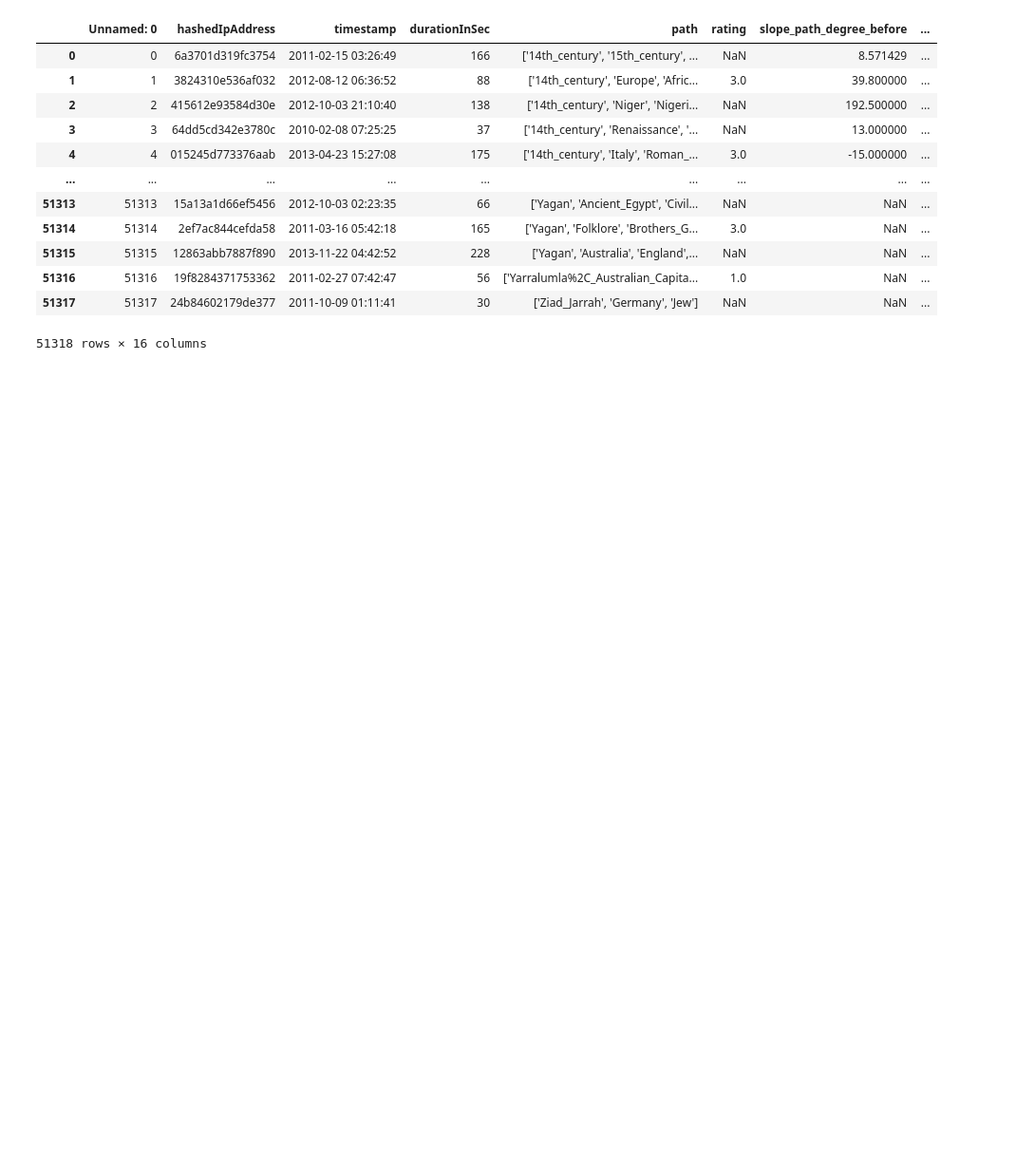
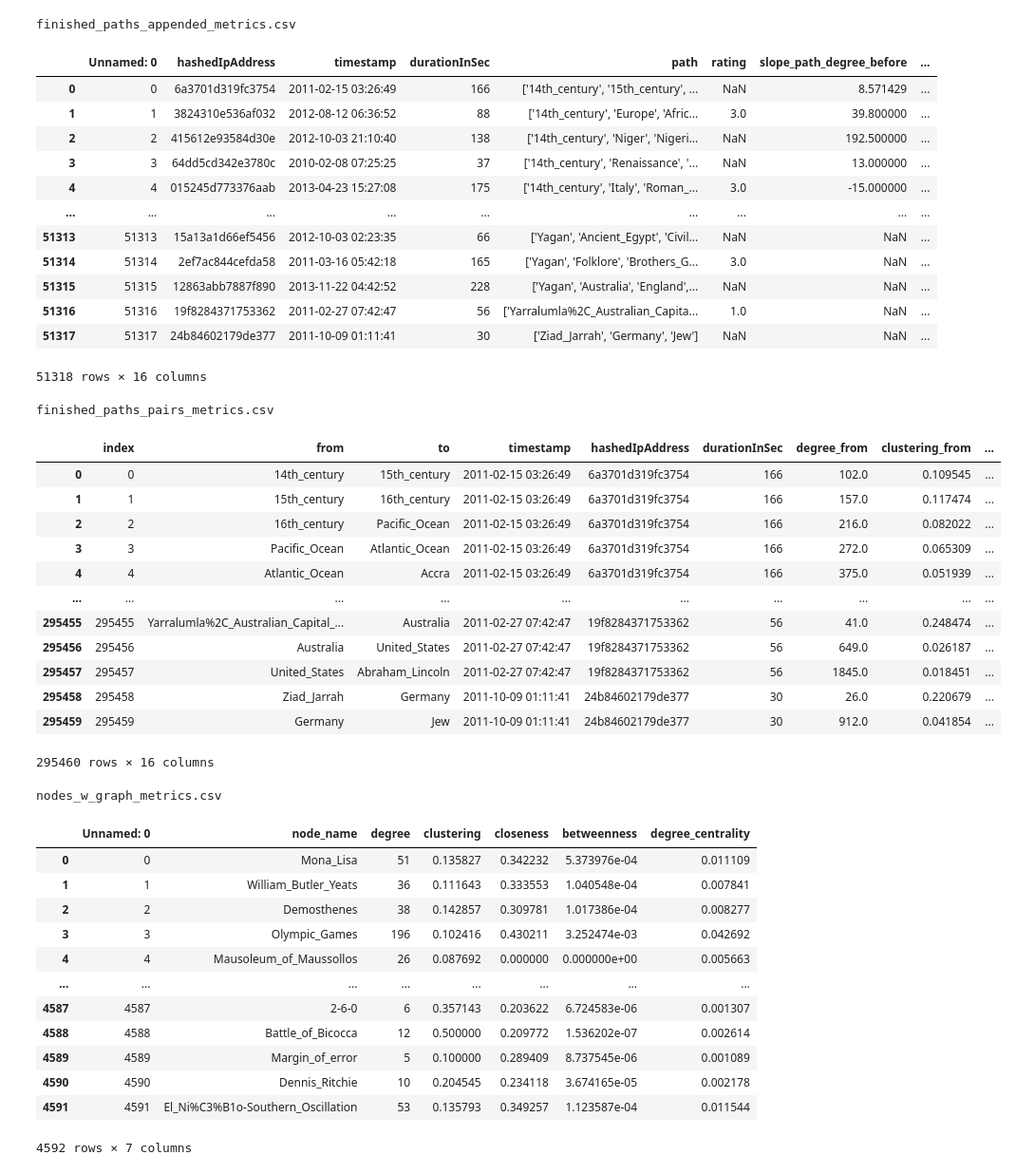
Before and after one commit to epfl-ada/ada-2023-project-adamants, a Jupyter notebook: data/p3_extra_data/test.ipynb, the cells around one changed output. Shown at 95% size. Cells and saved outputs as stored; diff of their text form; code cells hidden in the pictures; blank space fills up the shorter version.

```diff
--- a/data/p3_extra_data/test.ipynb
+++ b/data/p3_extra_data/test.ipynb
@@ -3,20 +3,53 @@ import pandas as pd
 import glob
 # %%
 # load all csv files in the folder
-df_list = [pd.read_csv(f) for f in glob.glob('*.csv')]
+df_list = {}
+for filename in glob.glob('*.csv'):
+    df_list[filename] = pd.read_csv(filename)
-# %%
-display(df_list[0])
-# %% [output]
-|  | Unnamed: 0 | hashedIpAddress | timestamp | durationInSec | path | rating | slope_path_degree_before | ... |
-| 0 | 0 | 6a3701d319fc3754 | 2011-02-15 03:26:49 | 166 | ['14th_century', '15th_century', ... | NaN | 8.571429 | ... |
-| 1 | 1 | 3824310e536af032 | 2012-08-12 06:36:52 | 88 | ['14th_century', 'Europe', 'Afric... | 3.0 | 39.800000 | ... |
-| 2 | 2 | 415612e93584d30e | 2012-10-03 21:10:40 | 138 | ['14th_century', 'Niger', 'Nigeri... | NaN | 192.500000 | ... |
-| 3 | 3 | 64dd5cd342e3780c | 2010-02-08 07:25:25 | 37 | ['14th_century', 'Renaissance', '... | NaN | 13.000000 | ... |
-| 4 | 4 | 015245d773376aab | 2013-04-23 15:27:08 | 175 | ['14th_century', 'Italy', 'Roman_... | 3.0 | -15.000000 | ... |
-| ... | ... | ... | ... | ... | ... | ... | ... | ... |
-| 51313 | 51313 | 15a13a1d66ef5456 | 2012-10-03 02:23:35 | 66 | ['Yagan', 'Ancient_Egypt', 'Civil... | NaN | NaN | ... |
-| 51314 | 51314 | 2ef7ac844cefda58 | 2011-03-16 05:42:18 | 165 | ['Yagan', 'Folklore', 'Brothers_G... | 3.0 | NaN | ... |
-| 51315 | 51315 | 12863abb7887f890 | 2013-11-22 04:42:52 | 228 | ['Yagan', 'Australia', 'England',... | NaN | NaN | ... |
-| 51316 | 51316 | 19f8284371753362 | 2011-02-27 07:42:47 | 56 | ['Yarralumla%2C_Australian_Capita... | 1.0 | NaN | ... |
-| 51317 | 51317 | 24b84602179de377 | 2011-10-09 01:11:41 | 30 | ['Ziad_Jarrah', 'Germany', 'Jew'] | NaN | NaN | ... |
-51318 rows × 16 columns
+# %%
+for k, v in df_list.items():
+    print(k)
+    display(v)
+# %% [output]
+finished_paths_appended_metrics.csv
+|  | Unnamed: 0 | hashedIpAddress | timestamp | durationInSec | path | rating | slope_path_degree_before | ... |
+| 0 | 0 | 6a3701d319fc3754 | 2011-02-15 03:26:49 | 166 | ['14th_century', '15th_century', ... | NaN | 8.571429 | ... |
+| 1 | 1 | 3824310e536af032 | 2012-08-12 06:36:52 | 88 | ['14th_century', 'Europe', 'Afric... | 3.0 | 39.800000 | ... |
+| 2 | 2 | 415612e93584d30e | 2012-10-03 21:10:40 | 138 | ['14th_century', 'Niger', 'Nigeri... | NaN | 192.500000 | ... |
+| 3 | 3 | 64dd5cd342e3780c | 2010-02-08 07:25:25 | 37 | ['14th_century', 'Renaissance', '... | NaN | 13.000000 | ... |
+| 4 | 4 | 015245d773376aab | 2013-04-23 15:27:08 | 175 | ['14th_century', 'Italy', 'Roman_... | 3.0 | -15.000000 | ... |
+| ... | ... | ... | ... | ... | ... | ... | ... | ... |
+| 51313 | 51313 | 15a13a1d66ef5456 | 2012-10-03 02:23:35 | 66 | ['Yagan', 'Ancient_Egypt', 'Civil... | NaN | NaN | ... |
+| 51314 | 51314 | 2ef7ac844cefda58 | 2011-03-16 05:42:18 | 165 | ['Yagan', 'Folklore', 'Brothers_G... | 3.0 | NaN | ... |
+| 51315 | 51315 | 12863abb7887f890 | 2013-11-22 04:42:52 | 228 | ['Yagan', 'Australia', 'England',... | NaN | NaN | ... |
+| 51316 | 51316 | 19f8284371753362 | 2011-02-27 07:42:47 | 56 | ['Yarralumla%2C_Australian_Capita... | 1.0 | NaN | ... |
+| 51317 | 51317 | 24b84602179de377 | 2011-10-09 01:11:41 | 30 | ['Ziad_Jarrah', 'Germany', 'Jew'] | NaN | NaN | ... |
+51318 rows × 16 columns
+finished_paths_pairs_metrics.csv
+|  | index | from | to | timestamp | hashedIpAddress | durationInSec | degree_from | clustering_from | ... |
+| 0 | 0 | 14th_century | 15th_century | 2011-02-15 03:26:49 | 6a3701d319fc3754 | 166 | 102.0 | 0.109545 | ... |
+| 1 | 1 | 15th_century | 16th_century | 2011-02-15 03:26:49 | 6a3701d319fc3754 | 166 | 157.0 | 0.117474 | ... |
+| 2 | 2 | 16th_century | Pacific_Ocean | 2011-02-15 03:26:49 | 6a3701d319fc3754 | 166 | 216.0 | 0.082022 | ... |
+| 3 | 3 | Pacific_Ocean | Atlantic_Ocean | 2011-02-15 03:26:49 | 6a3701d319fc3754 | 166 | 272.0 | 0.065309 | ... |
+| 4 | 4 | Atlantic_Ocean | Accra | 2011-02-15 03:26:49 | 6a3701d319fc3754 | 166 | 375.0 | 0.051939 | ... |
+| ... | ... | ... | ... | ... | ... | ... | ... | ... | ... |
+| 295455 | 295455 | Yarralumla%2C_Australian_Capital_... | Australia | 2011-02-27 07:42:47 | 19f8284371753362 | 56 | 41.0 | 0.248474 | ... |
+| 295456 | 295456 | Australia | United_States | 2011-02-27 07:42:47 | 19f8284371753362 | 56 | 649.0 | 0.026187 | ... |
+| 295457 | 295457 | United_States | Abraham_Lincoln | 2011-02-27 07:42:47 | 19f8284371753362 | 56 | 1845.0 | 0.018451 | ... |
+| 295458 | 295458 | Ziad_Jarrah | Germany | 2011-10-09 01:11:41 | 24b84602179de377 | 30 | 26.0 | 0.220679 | ... |
+| 295459 | 295459 | Germany | Jew | 2011-10-09 01:11:41 | 24b84602179de377 | 30 | 912.0 | 0.041854 | ... |
+295460 rows × 16 columns
+nodes_w_graph_metrics.csv
+|  | Unnamed: 0 | node_name | degree | clustering | closeness | betweenness | degree_centrality |
+| 0 | 0 | Mona_Lisa | 51 | 0.135827 | 0.342232 | 5.373976e-04 | 0.011109 |
+| 1 | 1 | William_Butler_Yeats | 36 | 0.111643 | 0.333553 | 1.040548e-04 | 0.007841 |
+| 2 | 2 | Demosthenes | 38 | 0.142857 | 0.309781 | 1.017386e-04 | 0.008277 |
+| 3 | 3 | Olympic_Games | 196 | 0.102416 | 0.430211 | 3.252474e-03 | 0.042692 |
+| 4 | 4 | Mausoleum_of_Maussollos | 26 | 0.087692 | 0.000000 | 0.000000e+00 | 0.005663 |
+| ... | ... | ... | ... | ... | ... | ... | ... |
+| 4587 | 4587 | 2-6-0 | 6 | 0.357143 | 0.203622 | 6.724583e-06 | 0.001307 |
+| 4588 | 4588 | Battle_of_Bicocca | 12 | 0.500000 | 0.209772 | 1.536202e-07 | 0.002614 |
+| 4589 | 4589 | Margin_of_error | 5 | 0.100000 | 0.289409 | 8.737545e-06 | 0.001089 |
+| 4590 | 4590 | Dennis_Ritchie | 10 | 0.204545 | 0.234118 | 3.674165e-05 | 0.002178 |
+| 4591 | 4591 | El_Ni%C3%B1o-Southern_Oscillation | 53 | 0.135793 | 0.349257 | 1.123587e-04 | 0.011544 |
+4592 rows × 7 columns
```
Also changed, not shown: parts of 1 cell of this notebook, 5 other files.
